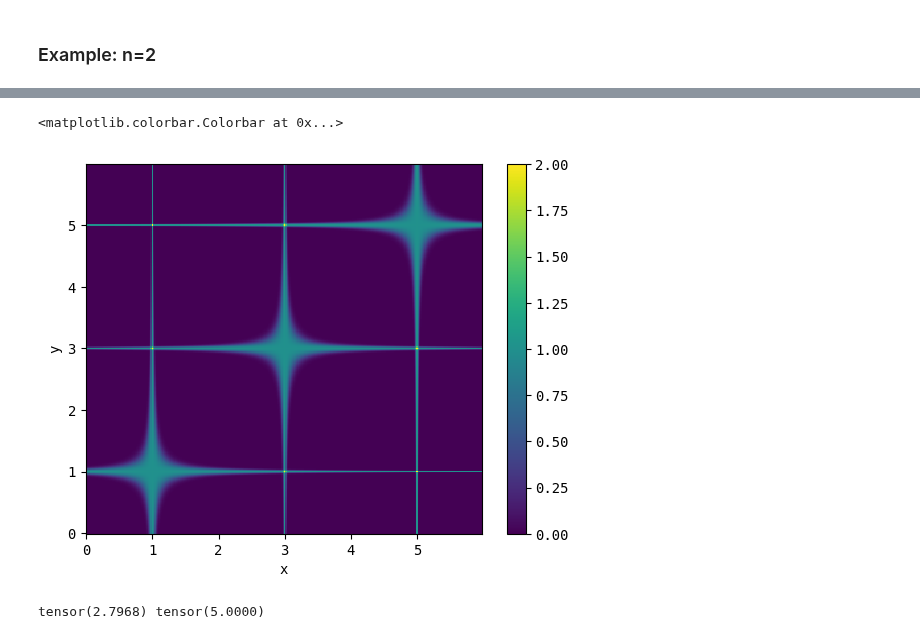
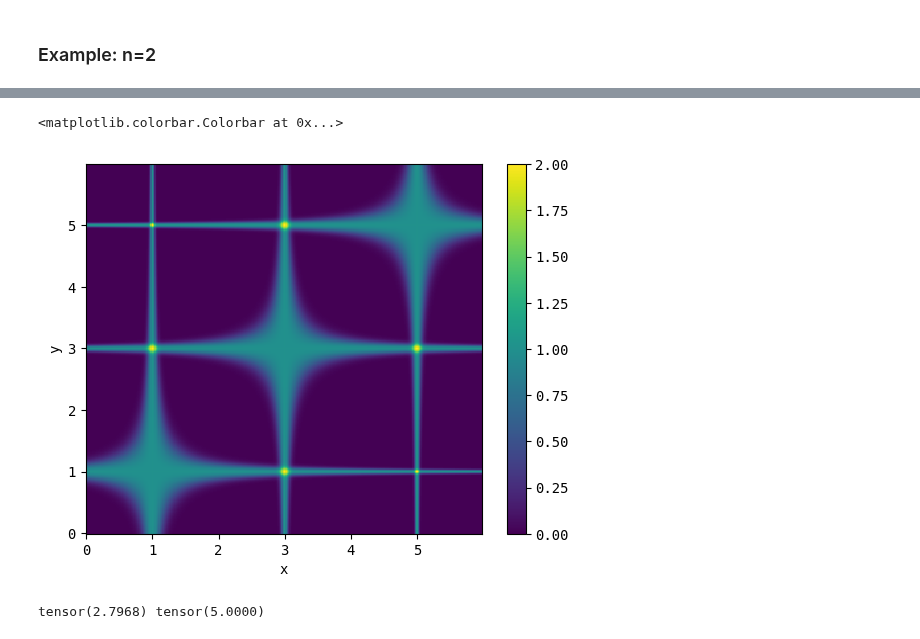
Before and after one commit to nVentis/MEM_HEP, a Jupyter notebook: notebooks/mem_nf_importance_sampling.ipynb, the cells around one changed output, grey strips where cells are left out. Cells and saved outputs as stored; diff of their text form; code cells hidden in the pictures.

```diff
--- a/notebooks/mem_nf_importance_sampling.ipynb
+++ b/notebooks/mem_nf_importance_sampling.ipynb
@@ -35,2 +14,35 @@ print(peaks)
+# %%
+from typing import Optional
+
+def create_peaks(min, max, n_dims:int, n_peaks:Optional[int]=None):
+    if n_peaks is None:
+        n_peaks = n_dims
+
+    peak_locs = ((min+tnp.arange(n_peaks)*(max-min)/(n_peaks-1)) * tnp.ones((1, n_dims)).T).T
+    return peak_locs
+
+def integrand_n(args, peaks, a:float=-10.):
+    n_samples = args.shape[1]
+    n_peaks = len(peaks)
+
+    res = tnp.zeros(n_samples)
+    for i in range(n_peaks):
+        b = (args.T - peaks[i])
+        b = tnp.prod(b**2, axis=1)
+
+        res += tnp.exp(a*b)
+
+        #res += tnp.exp(-(10)*((args[0]-2)**2)*(args[1]-2)**2)
+
+    return res
+
+def integrand_2_n(args):
+    r1_2 = (args[0]-2)**2 + (args[1]-2)**2
+    r2_2 = (args[0]-4)**2 + (args[1]-4)**2
+
+    return tnp.exp(-(10)*r1_2) + tnp.exp(-(10)*r2_2)
+
+peaks_2d = create_peaks(1, 5, 2, 3)
+integrand_2d = lambda args: integrand_n(args, peaks_2d, a=-50)
 # %%
 # (n, m); where n=n_dims, m=n_samples
@@ -79,27 +51,24 @@ namespace(arange=<function torch._VariableFunctionsClass.arange>,
 # %%
 n_dims = 2
 n_peaks = 3
-
-peaks_2d = create_peaks(1, 5, n_dims, n_peaks)
-integrand_2d = lambda args: integrand_n(args, peaks_2d, a=-500)
 
 boundaries = [
     [0, 6],
     [0, 6]
 ]
 
 x = tnp.arange(boundaries[0][0], boundaries[0][1], 0.02)
 y = tnp.arange(boundaries[1][0], boundaries[1][1], 0.02)
 args = tnp.array(np.meshgrid(x, y)).reshape(n_dims, len(x)*len(y))
 z = integrand_2d(args)
 
 plt.pcolormesh(x, y, z.reshape(len(x), len(y)))
 plt.xlabel("x")
 plt.ylabel("y")
 plt.colorbar()
 # %% [output]
 <matplotlib.colorbar.Colorbar at 0x...>
-[figure, old version]
+[figure, new version]
 # %%
 bins_per_dim = 30
 instance = BinnedImportanceSamplingIntegrator(bins_per_dim, integrand_2d, n_dims, boundaries)
```
Also changed, not shown: parts of 46 cells of this notebook, 1 other file.
